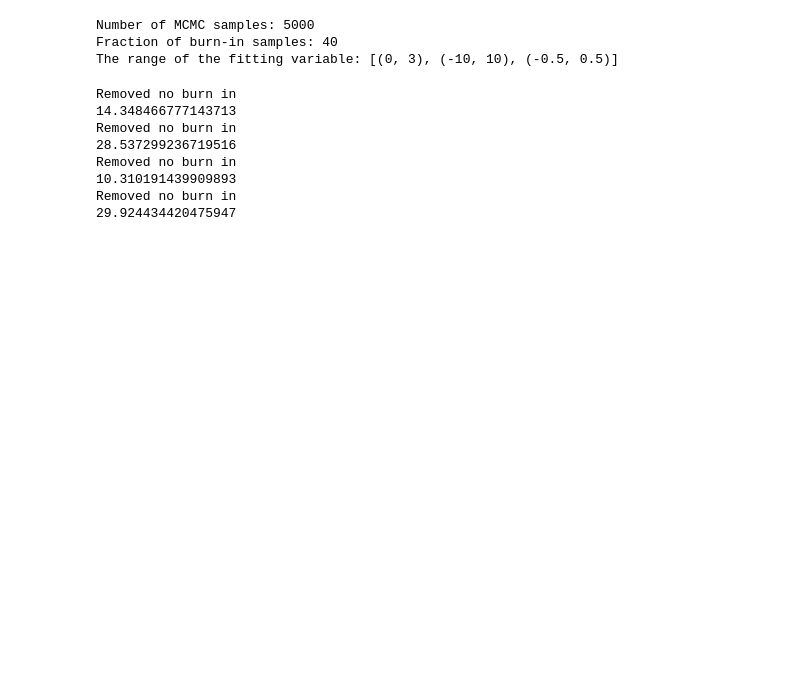
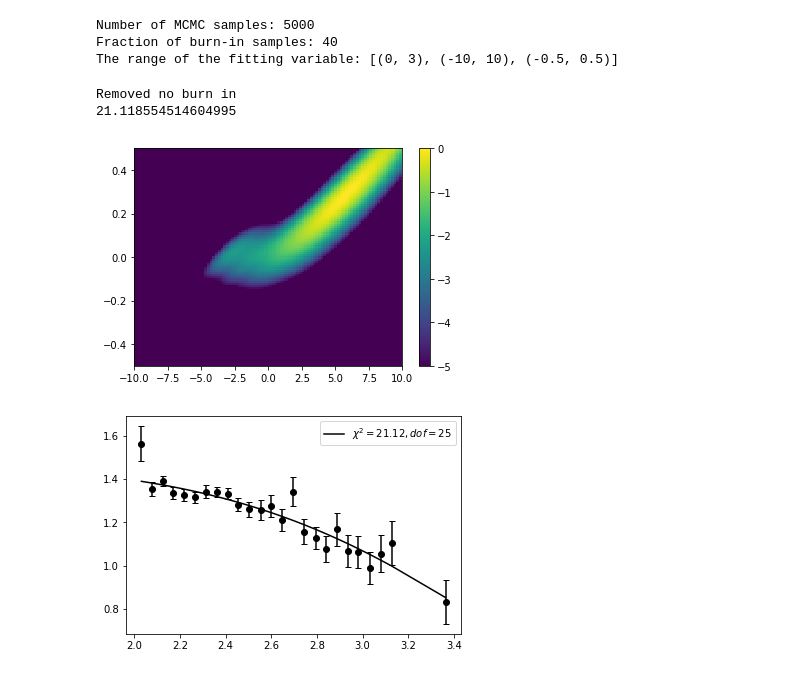
Before and after one commit to VikrantKamble/lyaf_optdepth, a Jupyter notebook: bin/notebooks/analysis_on_composites.ipynb, the cells around one changed output. Saved outputs shown, nothing was run; the diff lists cells and outputs as text; code cells hidden in the pictures; blank space fills up the shorter version.

```diff
--- a/bin/notebooks/analysis_on_composites.ipynb
+++ b/bin/notebooks/analysis_on_composites.ipynb
@@ -75,7 +83,7 @@ No handles with labels found to put in legend.
 fit = fitting.Optimizer()
 
 # THIS CAN BE RUN FOR EACH OF THE BINS
-fit._set_data_from_fits('../composites/composite_bin1_simple_distort.fits')
+fit.set_data_from_fits('../composites/composite_bin1_simple_distort.fits')
 # %%
 # THE BASIC OPTIMIZER PROPERTIES
 print("Number of MCMC samples: {}".format(fit.n_mcmc))
@@ -88,16 +96,12 @@ The range of the fitting variable: [(0, 3), (-10, 10), (-0.5, 0.5)]
 # %%
 # RUN THE ESTIMATION CODE ON A GIVEN SET OF RESTFRAME WAVELENGTHS
 # FOR OUR PROJECT LIES IN [0, 351]
 save_path = "../likelihoods/bin1/"
-indices = [0, 100, 200, 300]
+indices = [350]
 
-_ = fit.fit_batch(save_path, indices, parallel=False)
+_ = fit.fit_batch(save_path, indices, parallel=False, make_plot=True)
 # %% [output]
 Removed no burn in
-14.348466777143713
-Removed no burn in
-28.537299236719516
-Removed no burn in
-10.310191439909893
-Removed no burn in
-29.924434420475947
+21.118554514604995
+[figure, added]
+[figure, added]
```
Also changed, not shown: parts of 4 cells of this notebook, 8 other files.
